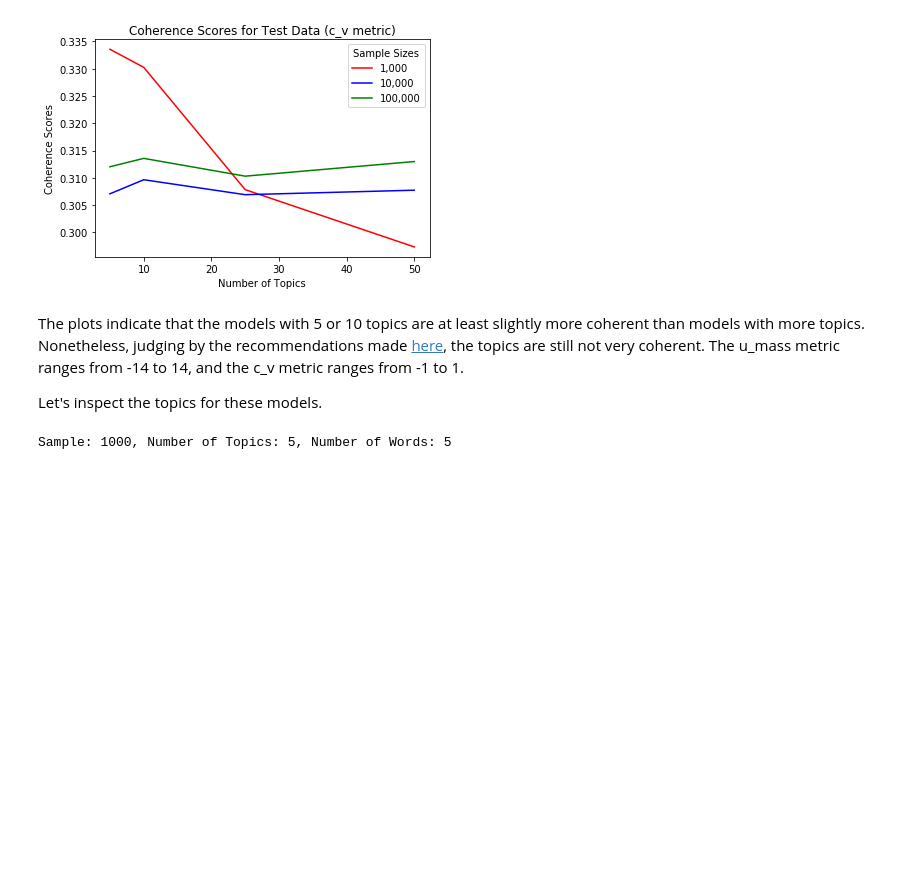
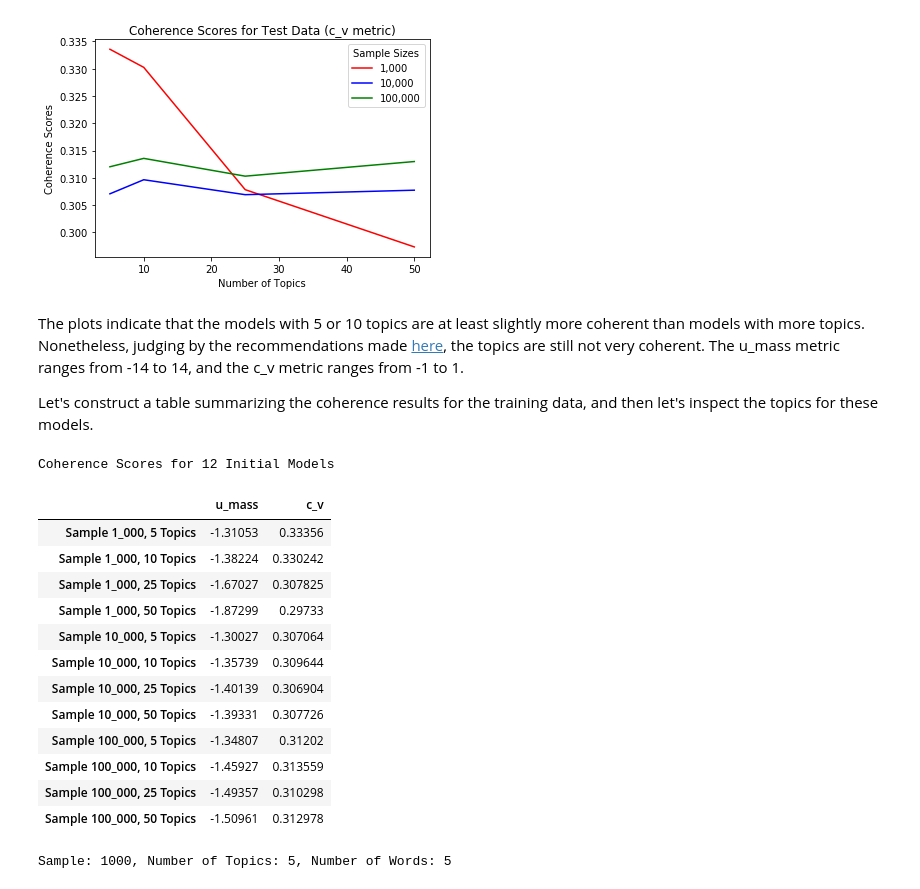
Before and after one commit to walkerpage/springboard, a Jupyter notebook: Capstone_Projects/Capstone_Project_2/Code/Capstone_Project_2_Extended_Modeling.ipynb, the cells around one changed output. Cells and saved outputs as stored; diff of their text form; code cells hidden in the pictures; blank space fills up the shorter version.

```diff
--- a/Capstone_Projects/Capstone_Project_2/Code/Capstone_Project_2_Extended_Modeling.ipynb
+++ b/Capstone_Projects/Capstone_Project_2/Code/Capstone_Project_2_Extended_Modeling.ipynb
@@ -270,7 +277,32 @@ plot_coherence_scores(topic_counts, cv_test_coherence_data_list, title='Coherenc
 # %% [markdown]
 The plots indicate that the models with 5 or 10 topics are at least slightly more coherent than models with more topics. Nonetheless, judging by the recommendations made [here](https://stackoverflow.com/questions/54762690/coherence-score-0-4-is-good-or-bad), the topics are still not very coherent. The u_mass metric ranges from -14 to 14, and the c_v metric ranges from -1 to 1.
 
-Let's inspect the topics for these models.
+Let's construct a table summarizing the coherence results for the training data, and then let's inspect the topics for these models.
+# %%
+u_mass_scores = [i[1] for i in umass_train_coherence_1_000] + [i[1] for i in umass_train_coherence_10_000] + [i[1] for i in umass_train_coherence_100_000]
+
+cv_scores = [i[1] for i in cv_train_coherence_1_000] + [i[1] for i in cv_train_coherence_10_000] + [i[1] for i in cv_train_coherence_100_000]
+
+index_labels = [f'Sample {s}, {t} Topics' for s in ['1_000', '10_000', '100_000'] for t in [5, 10, 25, 50]]
+
+coherence_df = pd.DataFrame(data={'u_mass': u_mass_scores, 'c_v': cv_scores}, index=index_labels)
+
+coherence_df.style.set_caption('Coherence Scores for 12 Initial Models')
+# %% [output]
+Coherence Scores for 12 Initial Models
+|  | u_mass | c_v |
+| Sample 1_000, 5 Topics | -1.31053 | 0.33356 |
+| Sample 1_000, 10 Topics | -1.38224 | 0.330242 |
+| Sample 1_000, 25 Topics | -1.67027 | 0.307825 |
+| Sample 1_000, 50 Topics | -1.87299 | 0.29733 |
+| Sample 10_000, 5 Topics | -1.30027 | 0.307064 |
+| Sample 10_000, 10 Topics | -1.35739 | 0.309644 |
+| Sample 10_000, 25 Topics | -1.40139 | 0.306904 |
+| Sample 10_000, 50 Topics | -1.39331 | 0.307726 |
+| Sample 100_000, 5 Topics | -1.34807 | 0.31202 |
+| Sample 100_000, 10 Topics | -1.45927 | 0.313559 |
+| Sample 100_000, 25 Topics | -1.49357 | 0.310298 |
+| Sample 100_000, 50 Topics | -1.50961 | 0.312978 |
 # %%
 # Function to get topic DataFrame to visually inspect topics
 
```
Also changed, not shown: parts of 15 cells of this notebook.
